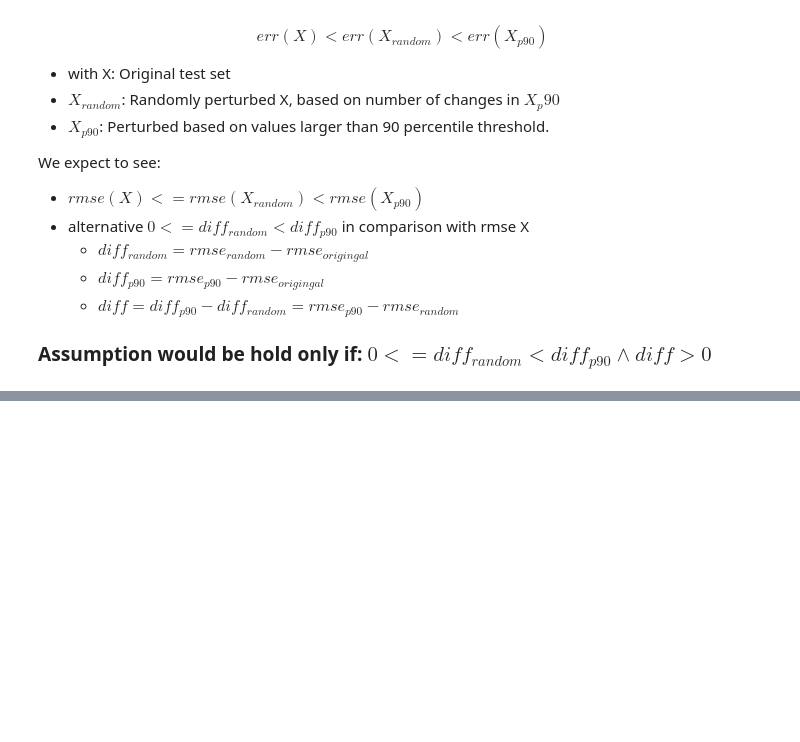
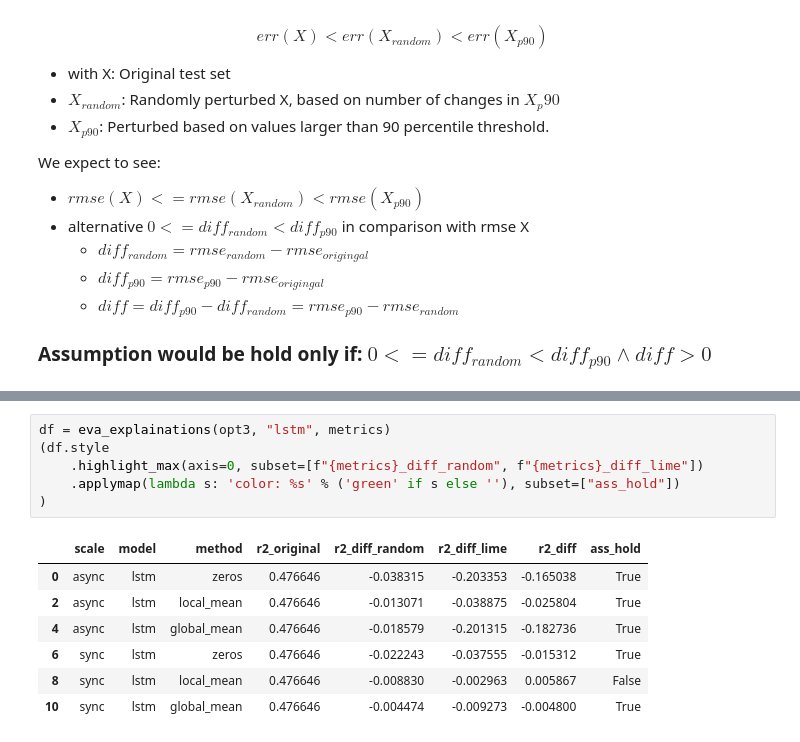
Before and after one commit to dungthuapps/tsx, a Jupyter notebook: notebooks/tsx-eval-qm.ipynb, the cells around one changed output, grey strips where cells are left out. Drawn from its saved outputs; the diff is of its cells as text; blank space fills up the shorter version.

```diff
--- a/notebooks/tsx-eval-qm.ipynb
+++ b/notebooks/tsx-eval-qm.ipynb
@@ -430 +451,15 @@ Per-feature 90 percentile
+# %%
+df = eva_explainations(opt3, "lstm", metrics)
+(df.style
+    .highlight_max(axis=0, subset=[f"{metrics}_diff_random", f"{metrics}_diff_lime"])
+    .applymap(lambda s: 'color: %s' % ('green' if s else ''), subset=["ass_hold"])
+)
+# %% [output]
+|  | scale | model | method | r2_original | r2_diff_random | r2_diff_lime | r2_diff | ass_hold |
+| 0 | async | lstm | zeros | 0.476646 | -0.038315 | -0.203353 | -0.165038 | True |
+| 2 | async | lstm | local_mean | 0.476646 | -0.013071 | -0.038875 | -0.025804 | True |
+| 4 | async | lstm | global_mean | 0.476646 | -0.018579 | -0.201315 | -0.182736 | True |
+| 6 | sync | lstm | zeros | 0.476646 | -0.022243 | -0.037555 | -0.015312 | True |
+| 8 | sync | lstm | local_mean | 0.476646 | -0.008830 | -0.002963 | 0.005867 | False |
+| 10 | sync | lstm | global_mean | 0.476646 | -0.004474 | -0.009273 | -0.004800 | True |
 # %%
```
Also changed, not shown: parts of 15 cells of this notebook, 11 other files.
